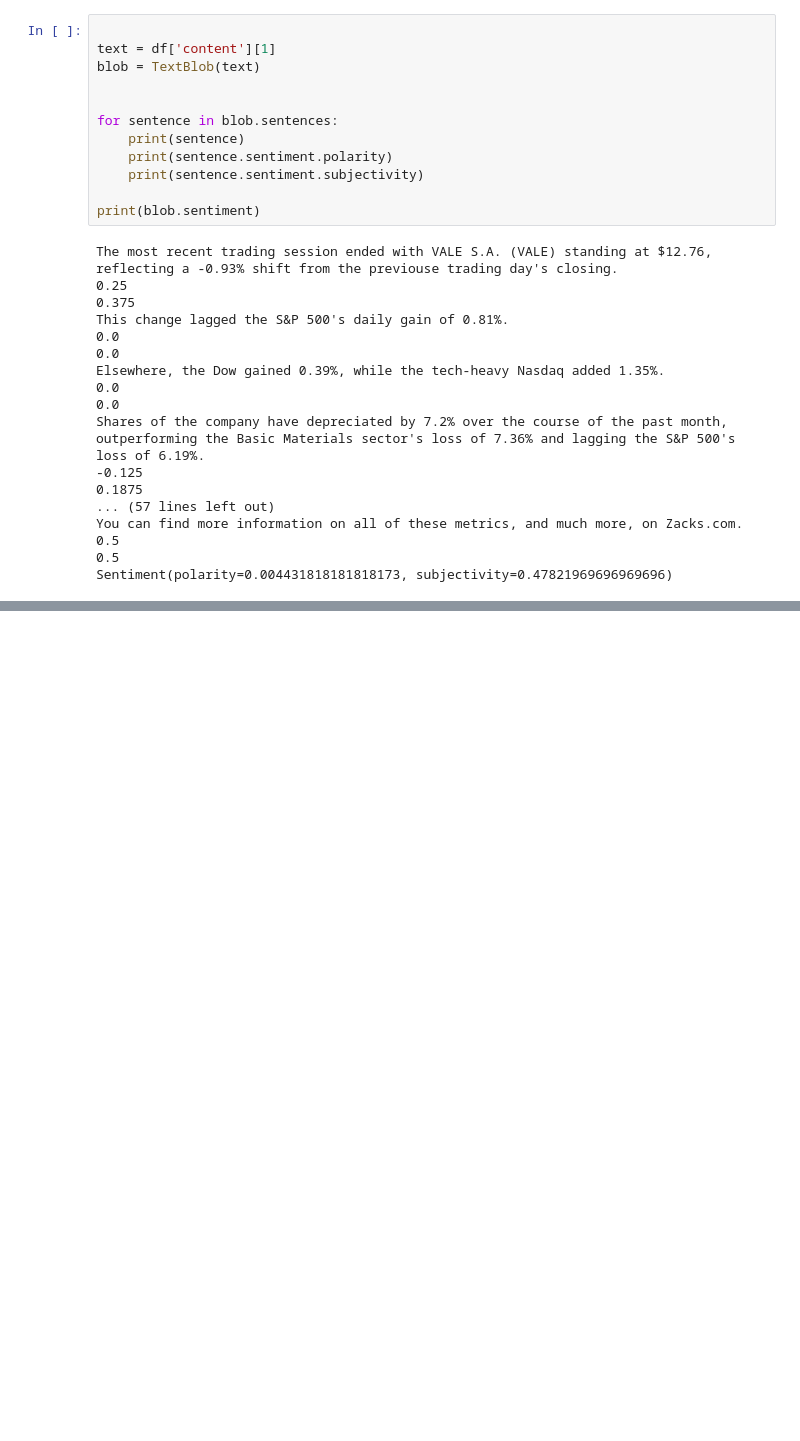
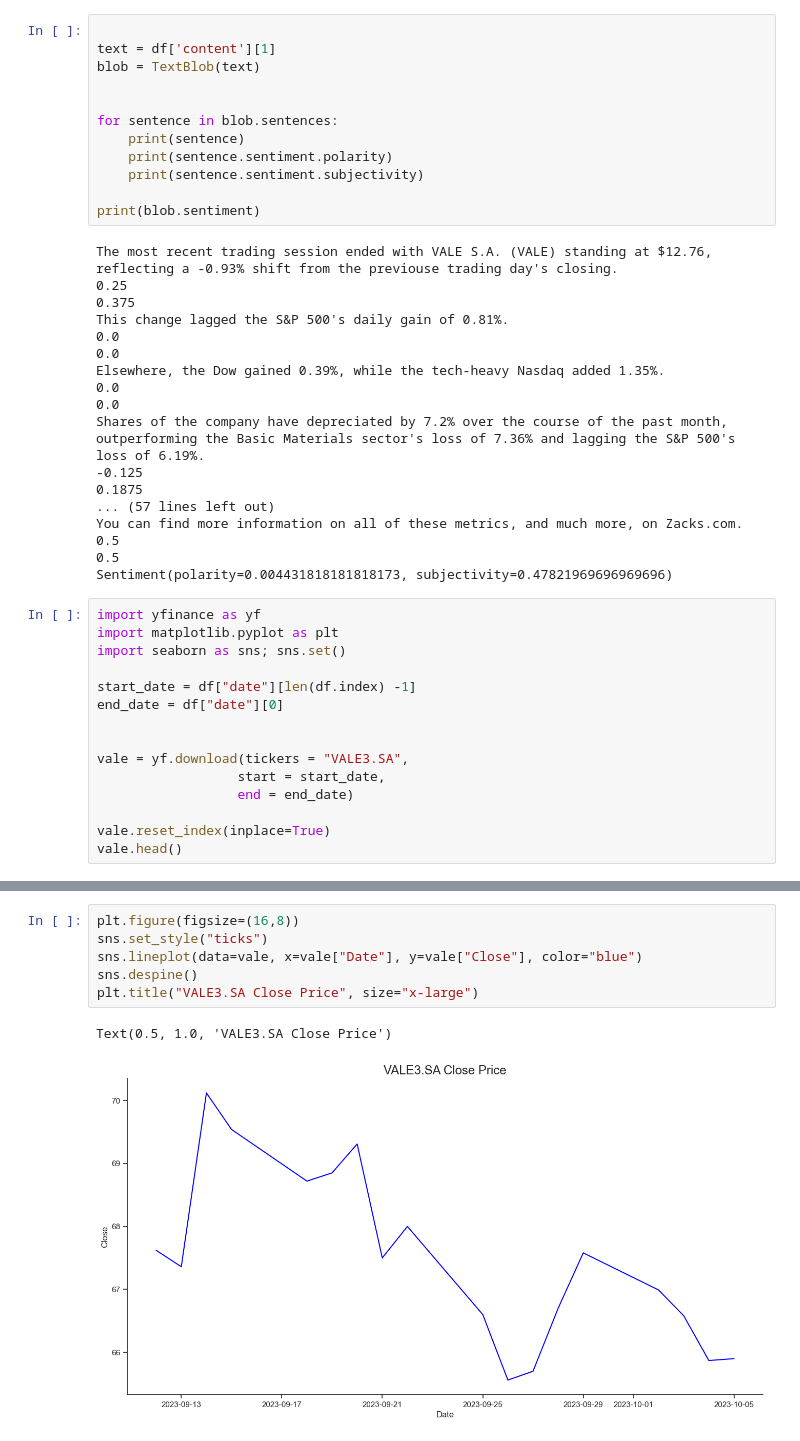
Before and after one commit to sarahanduca/finance-web-scraping, a Jupyter notebook: tests.ipynb, the cells around one changed output, grey strips where cells are left out. Cells and saved outputs as stored; diff of their text form; blank space fills up the shorter version.

Commit message:
plot infos

```diff
--- a/tests.ipynb
+++ b/tests.ipynb
@@ -56,3 +56,18 @@ You can find more information on all of these metrics, and much more, on Zacks.c
 0.5
 0.5
 Sentiment(polarity=0.004431818181818173, subjectivity=0.47821969696969696)
+# %%
+import yfinance as yf
+import matplotlib.pyplot as plt
+import seaborn as sns; sns.set()
+
+start_date = df["date"][len(df.index) -1]
+end_date = df["date"][0]
+
+
+vale = yf.download(tickers = "VALE3.SA",
+                  start = start_date,
+                  end = end_date)
+
+vale.reset_index(inplace=True)
+vale.head()
@@ -58,0 +82,9 @@ Sentiment(polarity=0.004431818181818173, subjectivity=0.47821969696969696)
+# %%
+plt.figure(figsize=(16,8))
+sns.set_style("ticks")
+sns.lineplot(data=vale, x=vale["Date"], y=vale["Close"], color="blue")
+sns.despine()
+plt.title("VALE3.SA Close Price", size="x-large")
+# %% [output]
+Text(0.5, 1.0, 'VALE3.SA Close Price')
+[figure, added]
```
Also changed, not shown: parts of 1 cell of this notebook, 1 other file.
